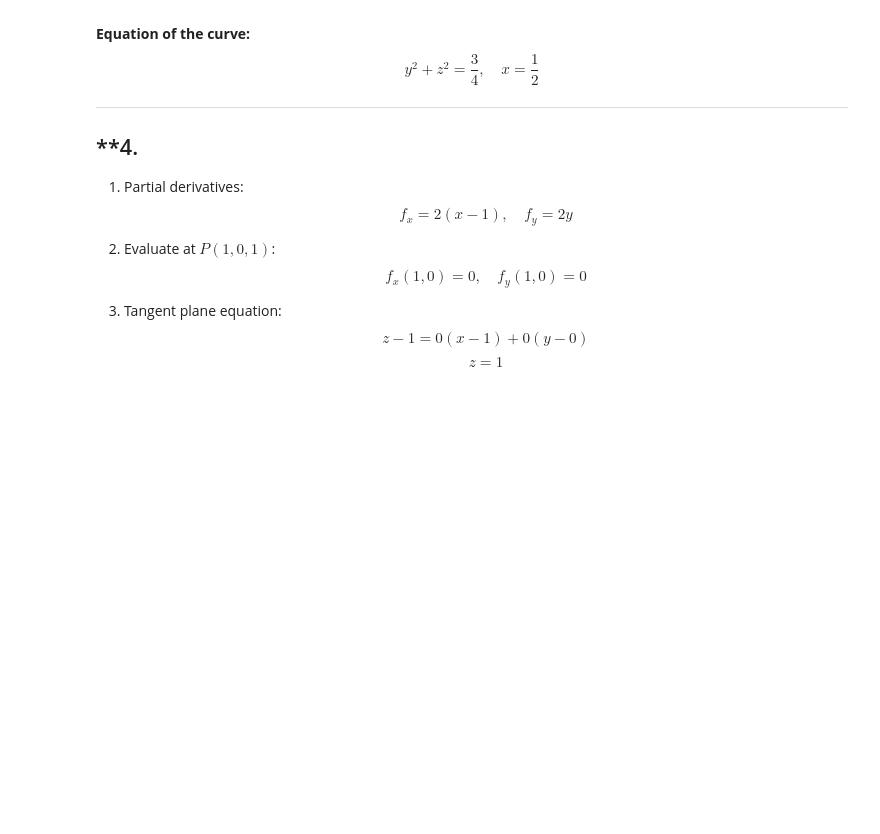
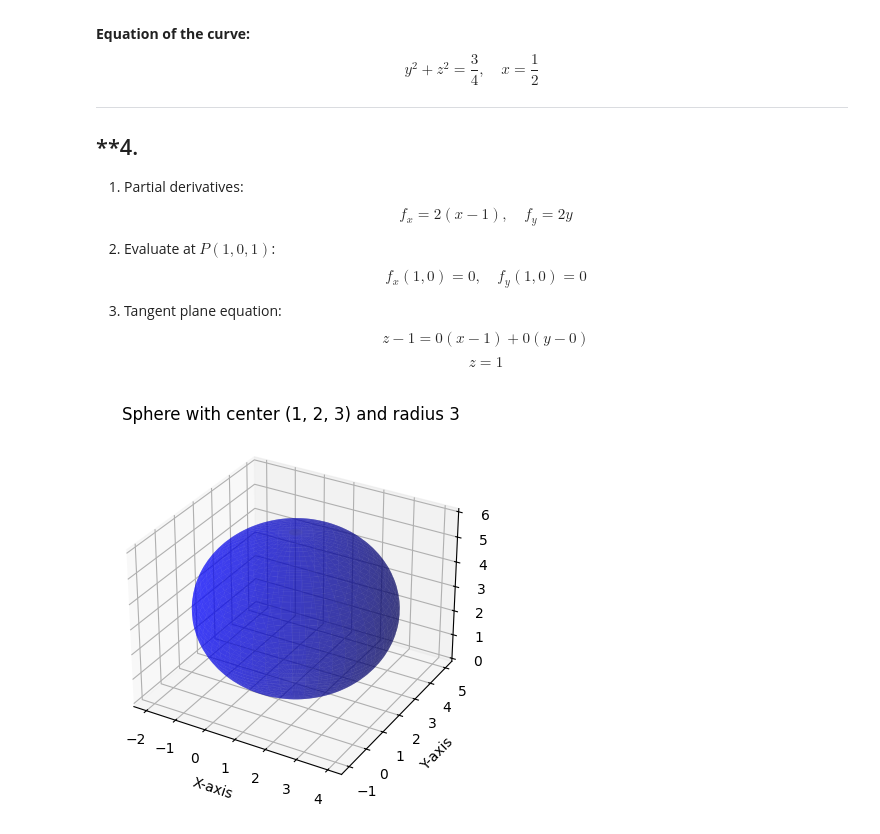
Before and after one commit to furk4nbaser1/Math-2024-25-Winter, a Jupyter notebook: Notebooks_EN/02_Analytic_Geometry/08_Second_Order_Surfaces/08_Second_Order_Surfaces.ipynb, the cells around one changed output. Cells and saved outputs as stored; diff of their text form; code cells hidden in the pictures; blank space fills up the shorter version.

```diff
--- a/Notebooks_EN/02_Analytic_Geometry/08_Second_Order_Surfaces/08_Second_Order_Surfaces.ipynb
+++ b/Notebooks_EN/02_Analytic_Geometry/08_Second_Order_Surfaces/08_Second_Order_Surfaces.ipynb
@@ -203,6 +203,25 @@ $$
 $$
 z = 1
 $$
+# %%
+import numpy as np
+import matplotlib.pyplot as plt
+
+u, v = np.mgrid[0:2*np.pi:100j, 0:np.pi:50j]
+x_sphere1 = 1 + 3 * np.cos(u) * np.sin(v)
+y_sphere1 = 2 + 3 * np.sin(u) * np.sin(v)
+z_sphere1 = 3 + 3 * np.cos(v)
+
+fig = plt.figure()
+ax = fig.add_subplot(111, projection='3d')
+ax.plot_surface(x_sphere1, y_sphere1, z_sphere1, color='blue', alpha=0.5)
+ax.set_xlabel('X-axis')
+ax.set_ylabel('Y-axis')
+ax.set_zlabel('Z-axis')
+plt.title("Sphere with center (1, 2, 3) and radius 3")
+plt.show()
+# %% [output]
+[figure, added]
 # %%
 import numpy as np
 import matplotlib.pyplot as plt
```
Also changed, not shown: parts of 3 cells of this notebook.
